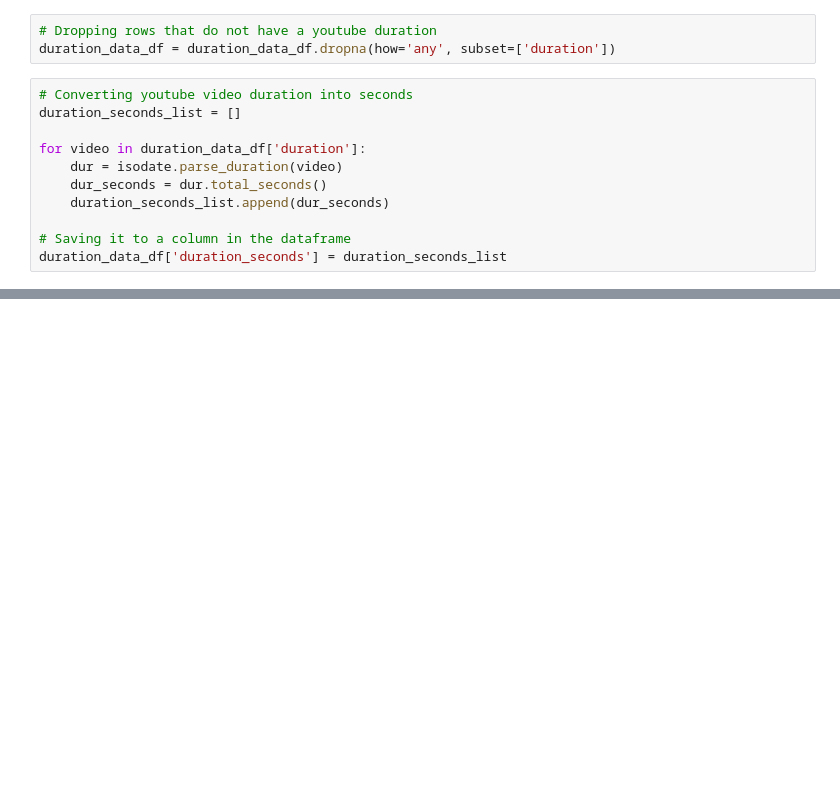
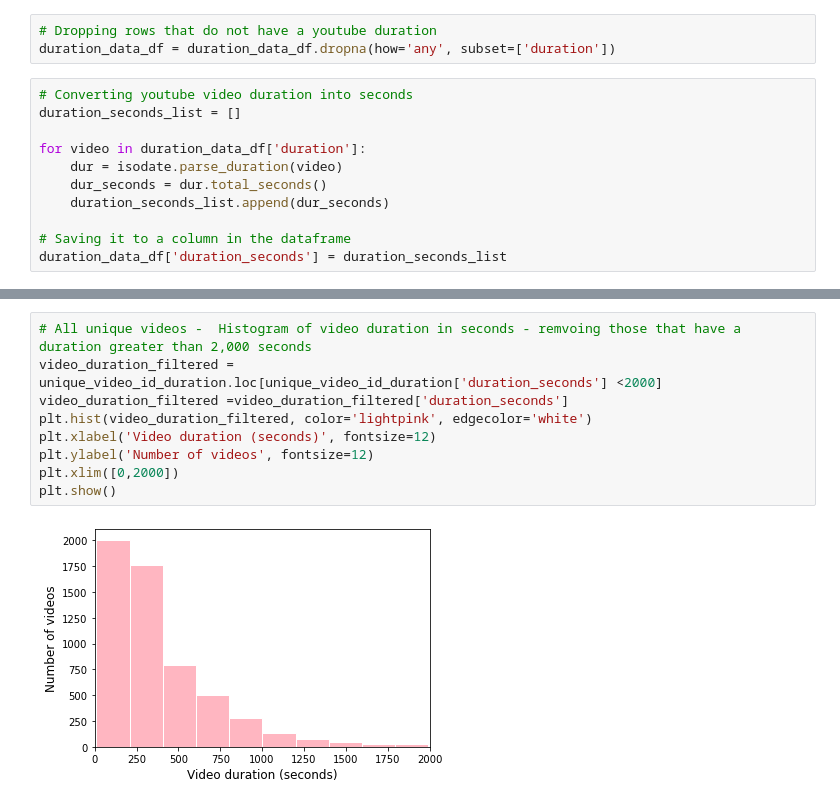
Before and after one commit to kimco2/project_1_misison_youtube, a Jupyter notebook: video_duration_data.ipynb, the cells around one changed output, grey strips where cells are left out. Saved outputs shown, nothing was run; the diff lists cells and outputs as text; blank space fills up the shorter version.

```diff
--- a/video_duration_data.ipynb
+++ b/video_duration_data.ipynb
@@ -179,0 +157,11 @@ The correlation between both factors is -0.02
+# %%
+# All unique videos -  Histogram of video duration in seconds - remvoing those that have a duration greater than 2,000 seconds
+video_duration_filtered = unique_video_id_duration.loc[unique_video_id_duration['duration_seconds'] <2000]
+video_duration_filtered =video_duration_filtered['duration_seconds']
+plt.hist(video_duration_filtered, color='lightpink', edgecolor='white')
+plt.xlabel('Video duration (seconds)', fontsize=12)
+plt.ylabel('Number of videos', fontsize=12)
+plt.xlim([0,2000])
+plt.show()
+# %% [output]
+[figure, added]
```
Also changed, not shown: parts of 17 cells of this notebook.
